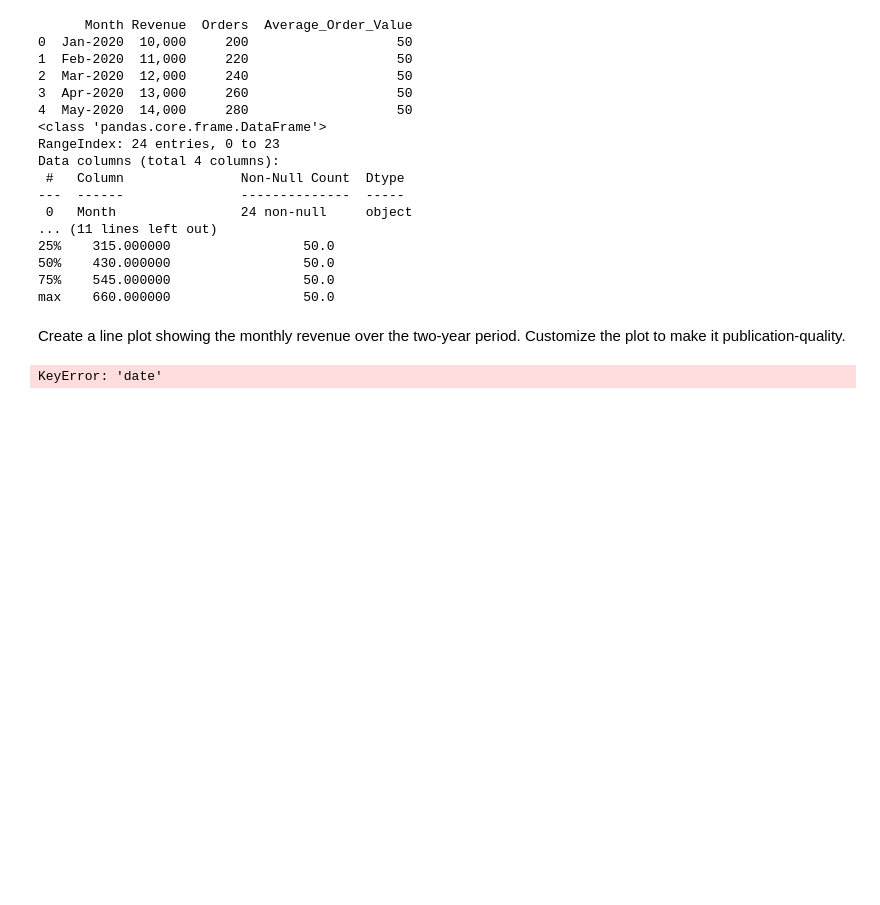
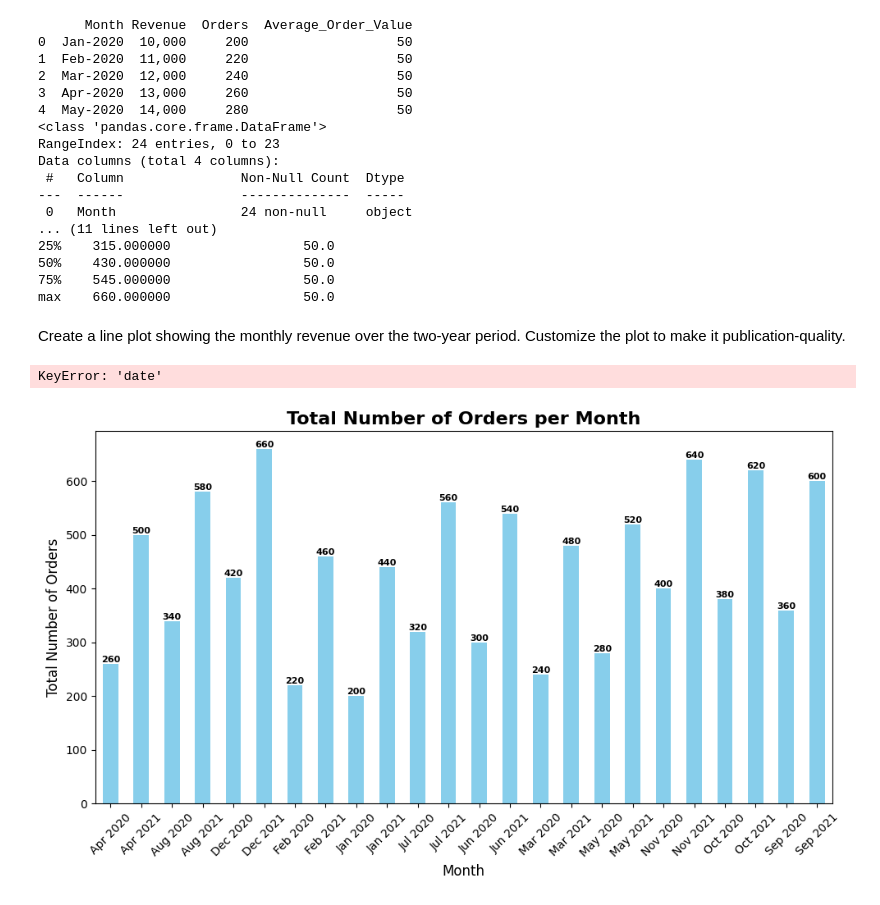
Before and after one commit to lrotich/Matplotlib, a Jupyter notebook: matplitlib.ipynb, the cells around one changed output. Drawn from its saved outputs; the diff is of its cells as text; code cells hidden in the pictures; blank space fills up the shorter version.

```diff
--- a/matplitlib.ipynb
+++ b/matplitlib.ipynb
@@ -80,0 +83,51 @@ KeyError: 'date'
+# %%
+import matplotlib.pyplot as plt
+import pandas as pd
+
+# Sample data
+data = {
+    'Month': ['Jan-20', 'Feb-20', 'Mar-20', 'Apr-20', 'May-20', 'Jun-20', 'Jul-20', 'Aug-20', 'Sep-20', 'Oct-20',
+              'Nov-20', 'Dec-20', 'Jan-21', 'Feb-21', 'Mar-21', 'Apr-21', 'May-21', 'Jun-21', 'Jul-21', 'Aug-21',
+              'Sep-21', 'Oct-21', 'Nov-21', 'Dec-21'],
+    'Orders': [200, 220, 240, 260, 280, 300, 320, 340, 360, 380, 400, 420, 440, 460, 480, 500, 520, 540, 560, 580,
+               600, 620, 640, 660]
+}
+
+# Convert data to a DataFrame
+df = pd.DataFrame(data)
+
+# Convert the Month column to datetime format
+df['Month'] = pd.to_datetime(df['Month'], format='%b-%y')
+
+# Group by month and calculate the total number of orders
+monthly_orders = df.groupby(df['Month'].dt.strftime('%b %Y'))['Orders'].sum()
+
+# Create the bar plot
+fig, ax = plt.subplots(figsize=(10, 6))
+monthly_orders.plot(kind='bar', color='skyblue', ax=ax)
+
+# Set labels and title
+ax.set_xlabel('Month', fontsize=12)
+ax.set_ylabel('Total Number of Orders', fontsize=12)
+ax.set_title('Total Number of Orders per Month', fontsize=16, fontweight='bold')
+
+# Set the font size of tick labels
+ax.tick_params(axis='both', labelsize=10)
+
+# Rotate the x-axis labels for better readability
+plt.xticks(rotation=45)
+
+# Add data labels to each bar
+for i, v in enumerate(monthly_orders):
+    ax.text(i, v, str(v), ha='center', va='bottom', fontweight='bold', fontsize=8)
+
+# Adjust the spacing between subplots to avoid clipping of labels
+plt.tight_layout()
+
+# Save the plot as a high-resolution image (300 dpi)
+plt.savefig('orders_per_month.png', dpi=300)
+
+# Show the plot
+plt.show()
+# %% [output]
+[figure, added]
```
Also changed, not shown: parts of 1 cell of this notebook.
